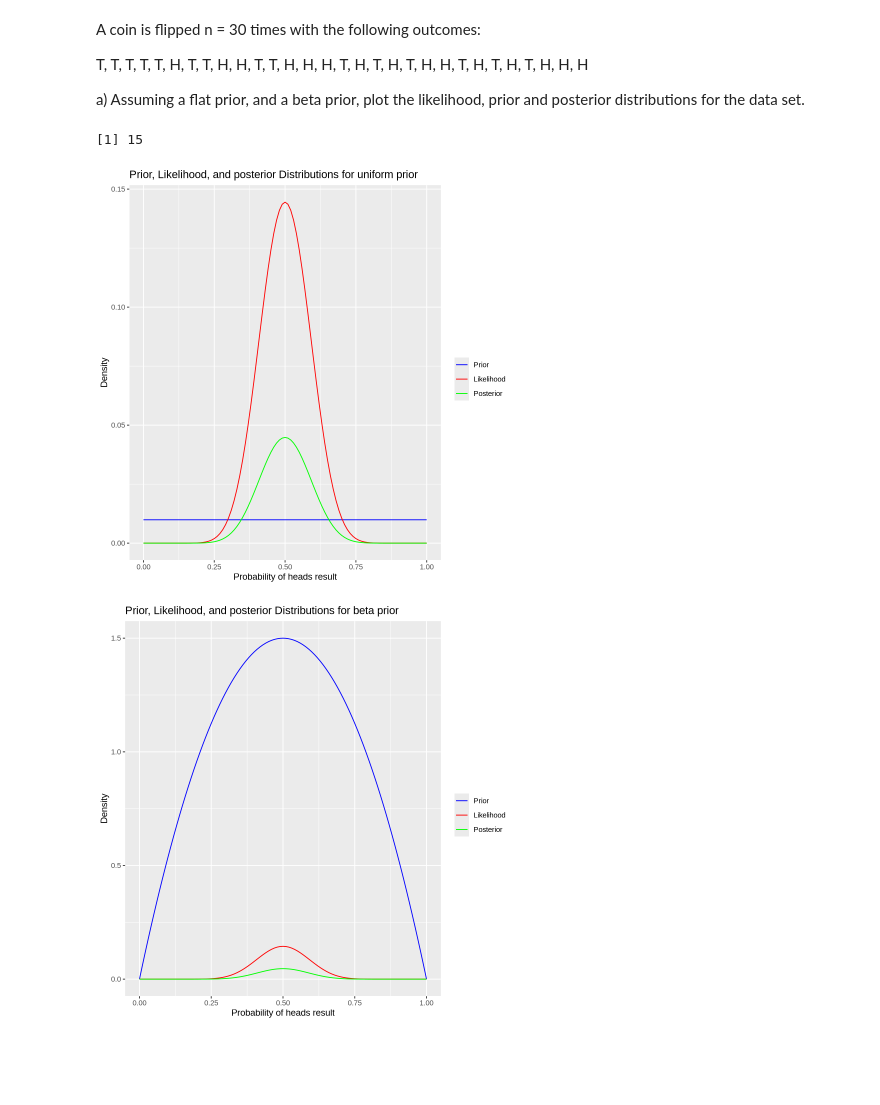
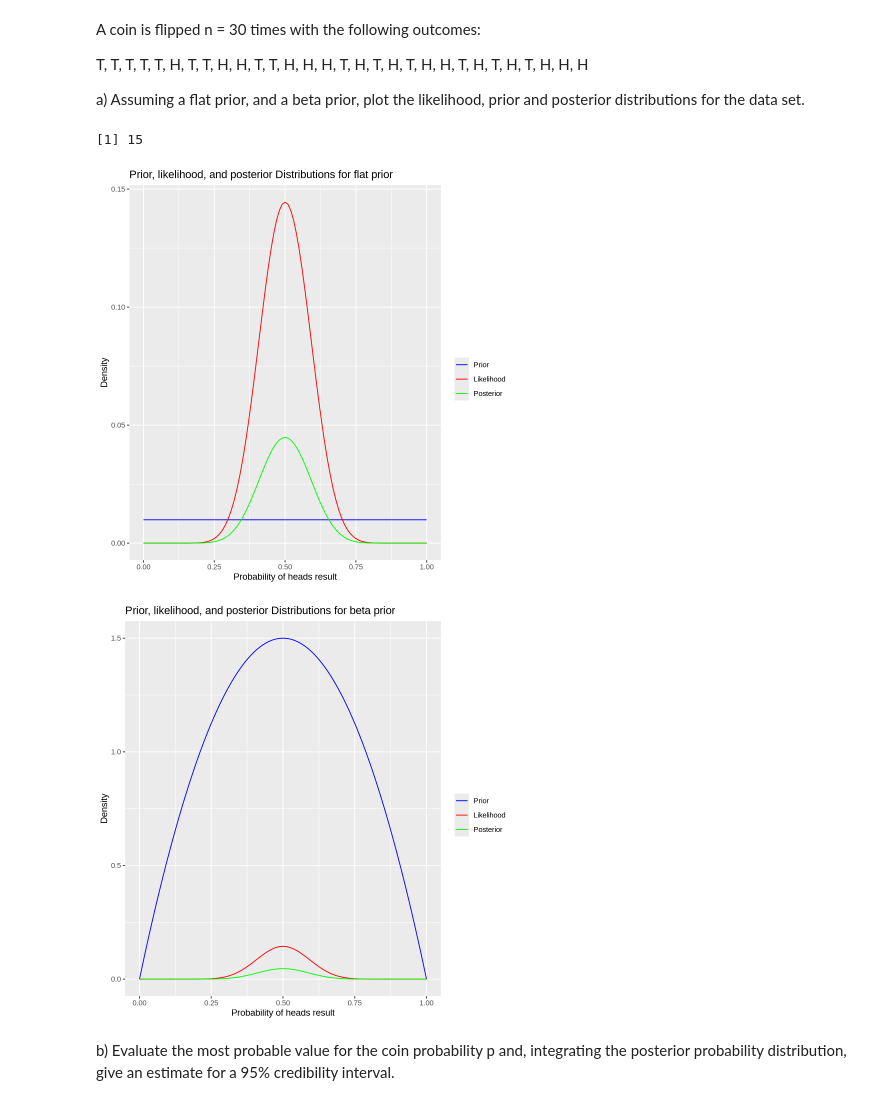
Before and after one commit to pietromalagoli/asp, a Jupyter notebook: code/lab03/Malagoli_Pietro_RLab03.ipynb, the cells around one changed output. Saved outputs shown, nothing was run; the diff lists cells and outputs as text; code cells hidden in the pictures; blank space fills up the shorter version.

```diff
--- a/code/lab03/Malagoli_Pietro_RLab03.ipynb
+++ b/code/lab03/Malagoli_Pietro_RLab03.ipynb
@@ -348,41 +348,44 @@ posterior_f = likelihood * prior_f
 posterior_f = posterior_f / sum(posterior_f)
 
 # Organize the data in a dataframe
-df = data.frame(space = space, posterior  = posterior_f, prior = prior_f, likelihood = likelihood)
+df_f = data.frame(space = space, posterior  = posterior_f, prior = prior_f, likelihood = likelihood)
 
-ggplot(df, aes(x = space, y = prior_f)) +
+ggplot(df_f, aes(x = space, y = prior_f)) +
       ylim(0, max(likelihood)) +
       geom_line(aes(color = 'blue')) +
       geom_line(y = likelihood, aes(color = 'green')) +
       geom_line(y = posterior_f, aes(color = 'red')) +
-      labs(title = "Prior, likelihood, and posterior Distributions for uniform prior",
+      labs(title = "Prior, likelihood, and posterior Distributions for flat prior",
             x = "Probability of heads result",
             y = "Density",
             color = "") +
       scale_color_manual(values = c("blue", "red", "green"), labels = c("Prior", "Likelihood", "Posterior"))
 
 
 ################# BETA PRIOR ############################
 prior_b = dbeta(space, 2, 2)
 
 posterior_b = likelihood * prior_b
 
 posterior_b = posterior_b / sum(posterior_b)
 
 # Organize the data in a dataframe
-df = data.frame(space = space, posterior  = posterior_b, prior = prior_b, likelihood = likelihood)
+df_b = data.frame(space = space, posterior  = posterior_b, prior = prior_b, likelihood = likelihood)
 
-ggplot(df, aes(x = space, y = prior_b)) +
+ggplot(df_b, aes(x = space, y = prior_b)) +
       #ylim(0, max(likelihood)) +
       geom_line(aes(color = 'blue')) +
       geom_line(y = likelihood, aes(color = 'green')) +
       geom_line(y = posterior_b, aes(color = 'red')) +
       labs(title = "Prior, likelihood, and posterior Distributions for beta prior",
             x = "Probability of heads result",
             y = "Density",
             color = "") +
       scale_color_manual(values = c("blue", "red", "green"), labels = c("Prior", "Likelihood", "Posterior"))
 # %% [output]
 [1] 15
-[figure, old version]
+[figure, new version]
-[figure, old version]
+[figure, new version]
+# %% [markdown]
+b) Evaluate the most probable value for the coin probability p and, integrating the
+posterior probability distribution, give an estimate for a 95% credibility interval.
```
Also changed, not shown: parts of 1 cell of this notebook.
